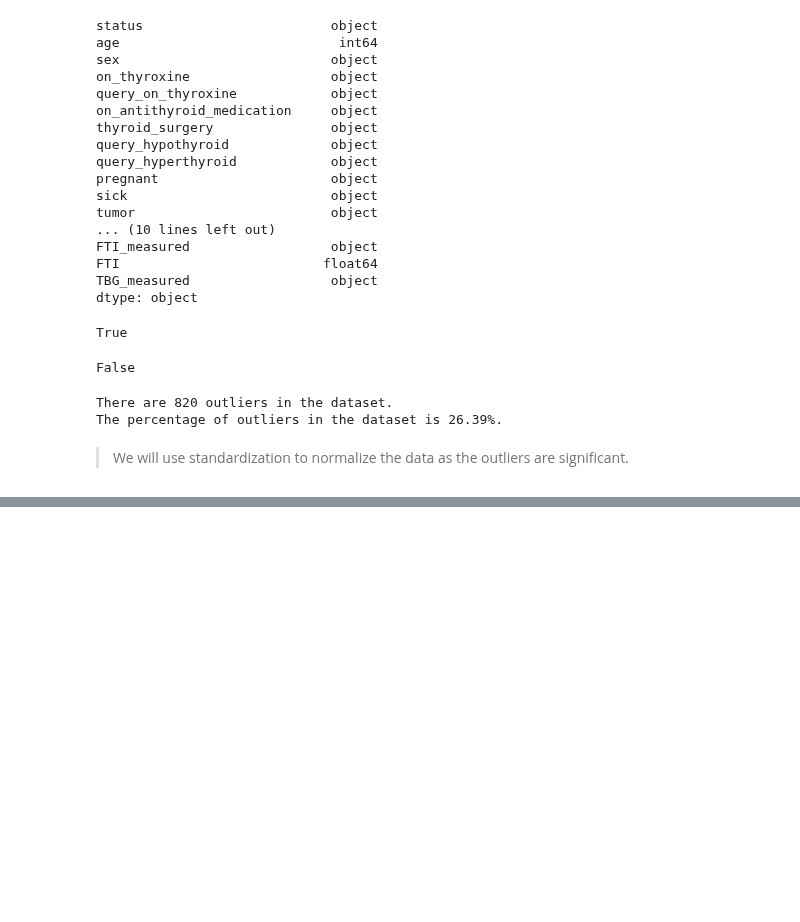
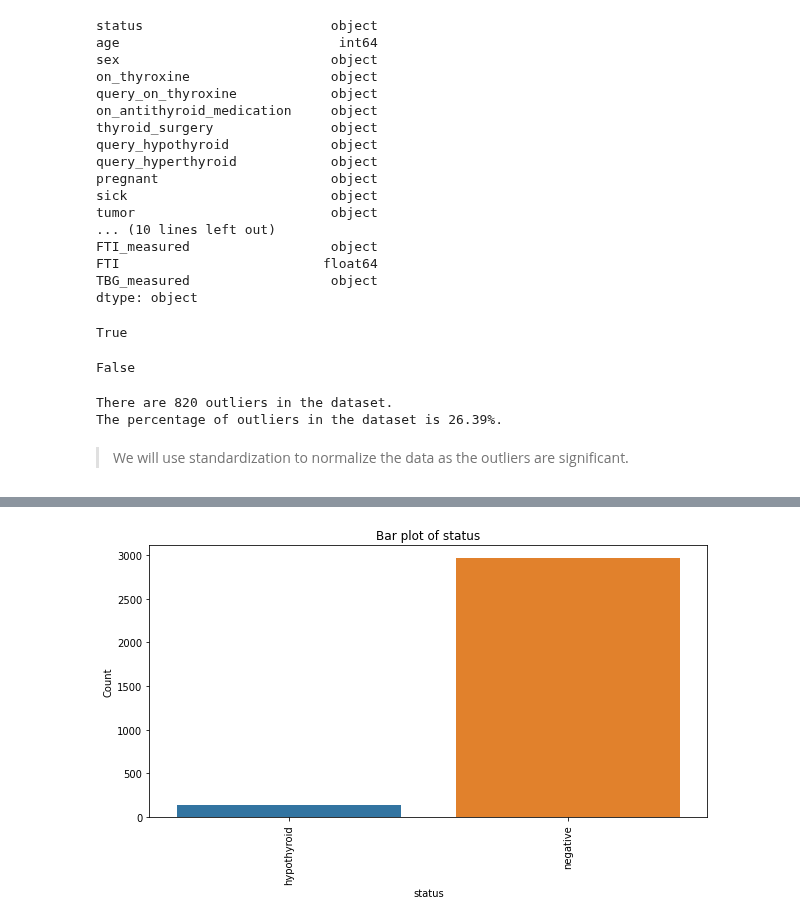
Before and after one commit to stogaja/Python-ML-Projects, a Jupyter notebook: Decision-Trees-&-SVM-Nairobi-Hospital/app.ipynb, the cells around one changed output, grey strips where cells are left out. Saved outputs shown, nothing was run; the diff lists cells and outputs as text; code cells hidden in the pictures; blank space fills up the shorter version.

```diff
--- a/Decision-Trees-&-SVM-Nairobi-Hospital/app.ipynb
+++ b/Decision-Trees-&-SVM-Nairobi-Hospital/app.ipynb
@@ -324,0 +327,10 @@ The percentage of outliers in the dataset is 26.39%.
+# %%
+# let's create a function for categorical data
+def check_categorical(column, rot, df):
+    fig,ax = plt.subplots(figsize=(10,5))
+    sns.countplot(df[column], orient='v')
+    plt.xticks(rotation=rot)
+    plt.title('Bar plot of {}'.format(column))
+    plt.xlabel('{}'.format(column))
+    plt.ylabel('Count')
+    plt.show()
@@ -324,0 +386,4 @@ The percentage of outliers in the dataset is 26.39%.
+# %%
+# let's select all the categorical columns
+categorical_columns = Hypothyroid.select_dtypes(include=['object']).columns.to_list()
+categorical_columns
@@ -324,0 +410,5 @@ The percentage of outliers in the dataset is 26.39%.
+# %%
+# let's check the status of a person
+check_categorical(categorical_columns[0], 90, Hypothyroid)
+# %% [output]
+[figure, added]
```
Also changed, not shown: parts of 54 cells of this notebook, 1 other file.
